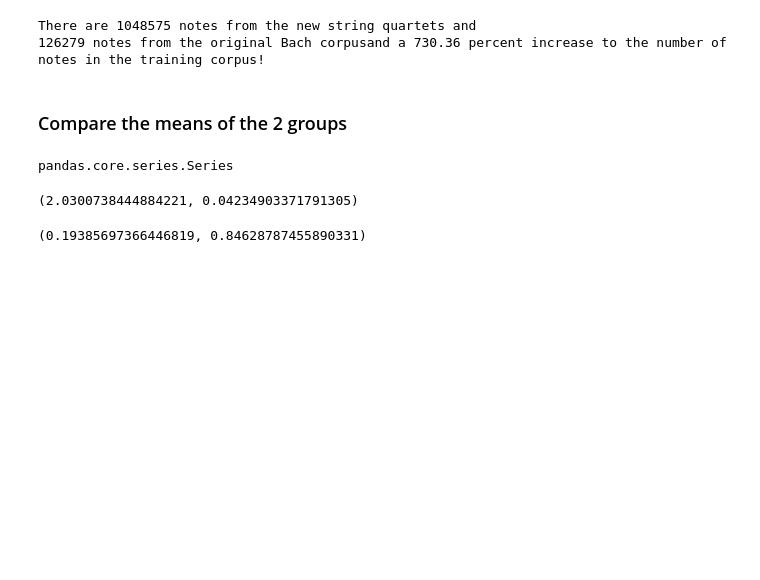
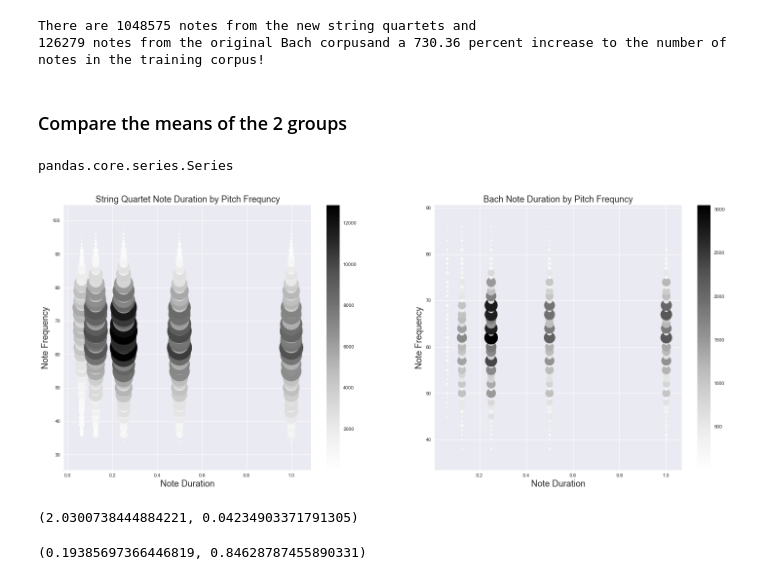
Before and after one commit to KKONZ/CDS, a Jupyter notebook: Capstone 1/Applied Inferential Statistics.ipynb, the cells around one changed output. Drawn from its saved outputs; the diff is of its cells as text; code cells hidden in the pictures; blank space fills up the shorter version.

Commit message:
Update plot

```diff
--- a/Capstone 1/Applied Inferential Statistics.ipynb
+++ b/Capstone 1/Applied Inferential Statistics.ipynb
@@ -132,35 +141,37 @@ pandas.core.series.Series
 # %%
 import seaborn as sns
 import matplotlib.pyplot as plt
 %matplotlib inline
-plt.rcParams['figure.figsize'] = (20.0, 10.0)
+plt.rcParams['figure.figsize'] = (25.0, 10.0)
 
 plt.subplot(1, 2, 1)
 points = plt.scatter(StringsPD['NoteDuration']
             , StringsPD['NoteFreq']
             , c = StringsPD['Count']
             , s = (StringsPD['Count']/4))
 #plt.legend(['Count'], loc='upper right')
 plt.colorbar(points)
-plt.title("String Quartet Note Duration by Pitch Frequncy")
-plt.xlabel('Note Duration')
-plt.ylabel('Note Frequency')
+plt.title("String Quartet Note Duration by Pitch Frequncy", fontsize=18)
+plt.xlabel('Note Duration', fontsize=18)
+plt.ylabel('Note Frequency', fontsize=18)
 
 plt.subplot(1, 2, 2)
 points = plt.scatter(BachPD['NoteDuration']
             , BachPD['NoteFreq']
             , c = BachPD['Count']
             , s = (BachPD['Count']/4))
 
 plt.colorbar(points)
-plt.title("Bach Note Duration by Pitch Frequncy")
-plt.xlabel('Note Duration')
-plt.ylabel('Note Frequency')
+plt.title("Bach Note Duration by Pitch Frequncy", fontsize=18)
+plt.xlabel('Note Duration', fontsize=18)
+plt.ylabel('Note Frequency', fontsize=18)
 
 
-plt.set_size_inches(18.5, 10.5)
+#plt.set_size_inches(20, 9)
 #plt.savefig('test2png.png')
 plt.savefig('FreqDurationCompare.png', dpi=100)
+# %% [output]
+[figure, added]
 # %%
 import numpy as np
 import statsmodels.api as sm
```
Also changed, not shown: parts of 2 cells of this notebook, 2 other files.
